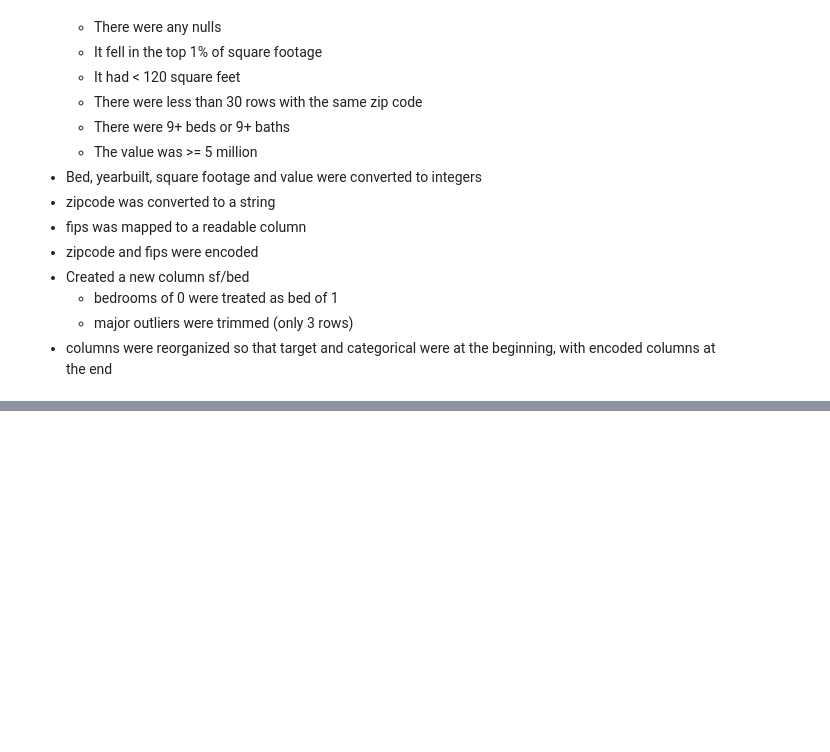
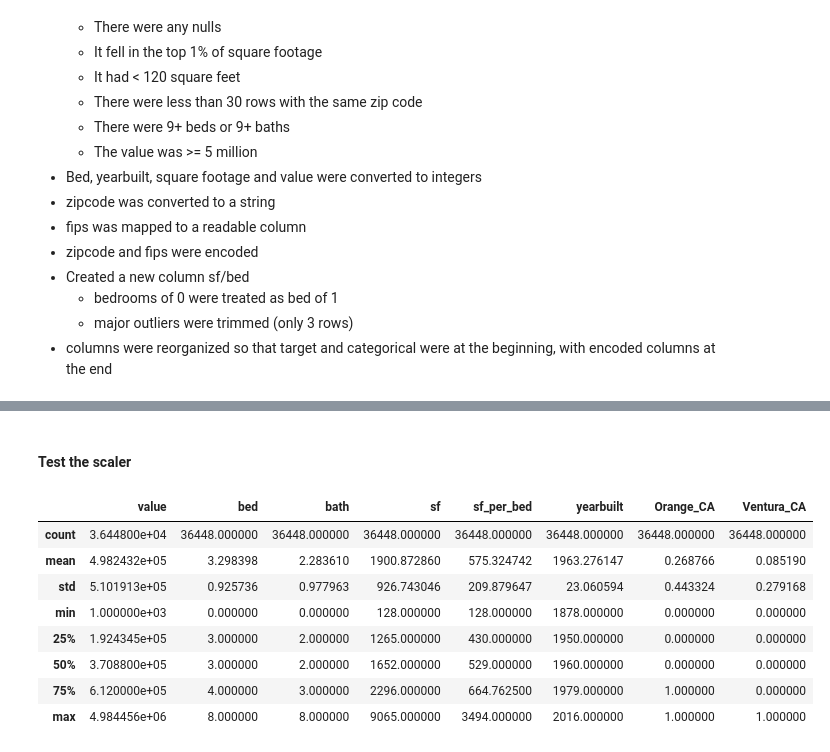
Before and after one commit to Cayt-Schlichting/example-regression-project, a Jupyter notebook: wrangle_notebook.ipynb, the cells around one changed output, grey strips where cells are left out. Drawn from its saved outputs; the diff is of its cells as text; code cells hidden in the pictures; blank space fills up the shorter version.

```diff
--- a/wrangle_notebook.ipynb
+++ b/wrangle_notebook.ipynb
@@ -344,0 +641,15 @@ memory usage: 2.6+ MB
+# %% [markdown]
+#### Test the scaler
+# %%
+tr, te, val = wrangle.prep_zillow(test_df,include_zip=False)
+tr.describe()
+# %% [output]
+|  | value | bed | bath | sf | sf_per_bed | yearbuilt | Orange_CA | Ventura_CA |
+| count | 3.644800e+04 | 36448.000000 | 36448.000000 | 36448.000000 | 36448.000000 | 36448.000000 | 36448.000000 | 36448.000000 |
+| mean | 4.982432e+05 | 3.298398 | 2.283610 | 1900.872860 | 575.324742 | 1963.276147 | 0.268766 | 0.085190 |
+| std | 5.101913e+05 | 0.925736 | 0.977963 | 926.743046 | 209.879647 | 23.060594 | 0.443324 | 0.279168 |
+| min | 1.000000e+03 | 0.000000 | 0.000000 | 128.000000 | 128.000000 | 1878.000000 | 0.000000 | 0.000000 |
+| 25% | 1.924345e+05 | 3.000000 | 2.000000 | 1265.000000 | 430.000000 | 1950.000000 | 0.000000 | 0.000000 |
+| 50% | 3.708800e+05 | 3.000000 | 2.000000 | 1652.000000 | 529.000000 | 1960.000000 | 0.000000 | 0.000000 |
+| 75% | 6.120000e+05 | 4.000000 | 3.000000 | 2296.000000 | 664.762500 | 1979.000000 | 1.000000 | 0.000000 |
+| max | 4.984456e+06 | 8.000000 | 8.000000 | 9065.000000 | 3494.000000 | 2016.000000 | 1.000000 | 1.000000 |
```
Also changed, not shown: parts of 41 cells of this notebook, 1 other file.
